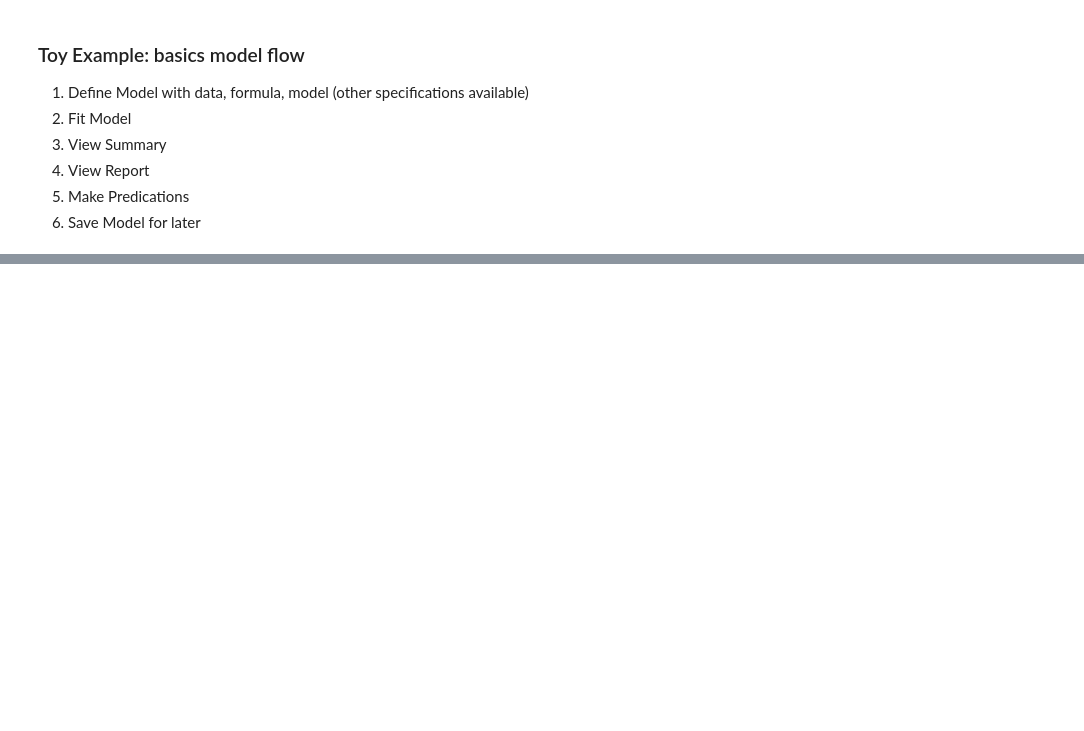
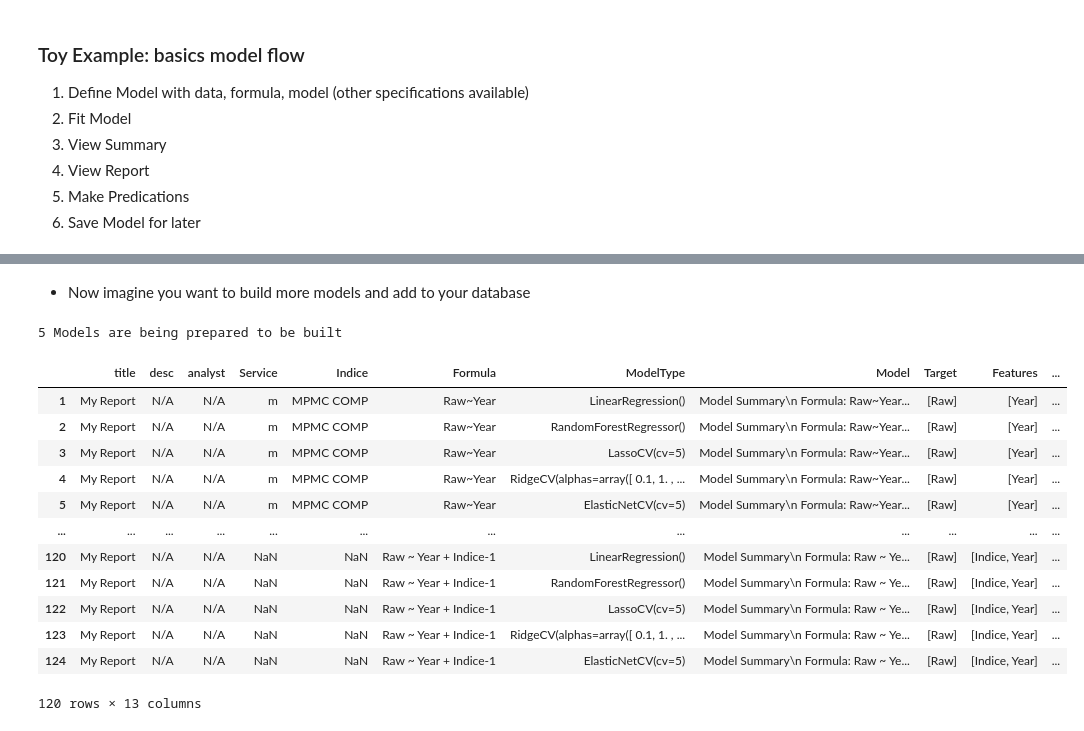
Before and after one commit to frankij11/PyCostTools, a Jupyter notebook: nb/README.ipynb, the cells around one changed output, grey strips where cells are left out. Cells and saved outputs as stored; diff of their text form; code cells hidden in the pictures; blank space fills up the shorter version.

```diff
--- a/nb/README.ipynb
+++ b/nb/README.ipynb
@@ -107,0 +159,19 @@ myModel.summary()
+# %% [markdown]
+ * Now imagine you want to build more models and add to your database
+# %%
+manyModels.build_models(df, "Raw ~ Year + Indice-1")
+# %% [output]
+5 Models are being prepared to be built
+|  | title | desc | analyst | Service | Indice | Formula | ModelType | Model | Target | Features | ... |
+| 1 | My Report | N/A | N/A | m | MPMC COMP | Raw~Year | LinearRegression() | Model Summary\n Formula: Raw~Year... | [Raw] | [Year] | ... |
+| 2 | My Report | N/A | N/A | m | MPMC COMP | Raw~Year | RandomForestRegressor() | Model Summary\n Formula: Raw~Year... | [Raw] | [Year] | ... |
+| 3 | My Report | N/A | N/A | m | MPMC COMP | Raw~Year | LassoCV(cv=5) | Model Summary\n Formula: Raw~Year... | [Raw] | [Year] | ... |
+| 4 | My Report | N/A | N/A | m | MPMC COMP | Raw~Year | RidgeCV(alphas=array([ 0.1, 1. , ... | Model Summary\n Formula: Raw~Year... | [Raw] | [Year] | ... |
+| 5 | My Report | N/A | N/A | m | MPMC COMP | Raw~Year | ElasticNetCV(cv=5) | Model Summary\n Formula: Raw~Year... | [Raw] | [Year] | ... |
+| ... | ... | ... | ... | ... | ... | ... | ... | ... | ... | ... | ... |
+| 120 | My Report | N/A | N/A | NaN | NaN | Raw ~ Year + Indice-1 | LinearRegression() | Model Summary\n Formula: Raw ~ Ye... | [Raw] | [Indice, Year] | ... |
+| 121 | My Report | N/A | N/A | NaN | NaN | Raw ~ Year + Indice-1 | RandomForestRegressor() | Model Summary\n Formula: Raw ~ Ye... | [Raw] | [Indice, Year] | ... |
+| 122 | My Report | N/A | N/A | NaN | NaN | Raw ~ Year + Indice-1 | LassoCV(cv=5) | Model Summary\n Formula: Raw ~ Ye... | [Raw] | [Indice, Year] | ... |
+| 123 | My Report | N/A | N/A | NaN | NaN | Raw ~ Year + Indice-1 | RidgeCV(alphas=array([ 0.1, 1. , ... | Model Summary\n Formula: Raw ~ Ye... | [Raw] | [Indice, Year] | ... |
+| 124 | My Report | N/A | N/A | NaN | NaN | Raw ~ Year + Indice-1 | ElasticNetCV(cv=5) | Model Summary\n Formula: Raw ~ Ye... | [Raw] | [Indice, Year] | ... |
+120 rows × 13 columns
```
Also changed, not shown: parts of 13 cells of this notebook, 2 other files.
